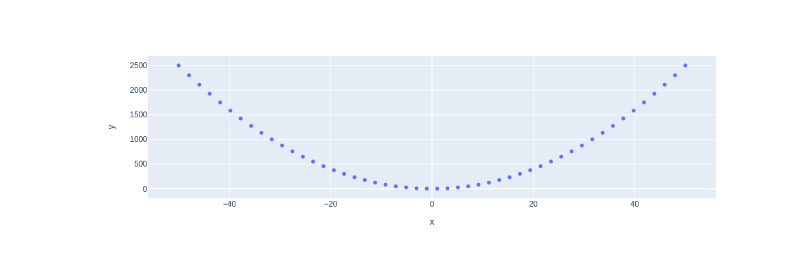
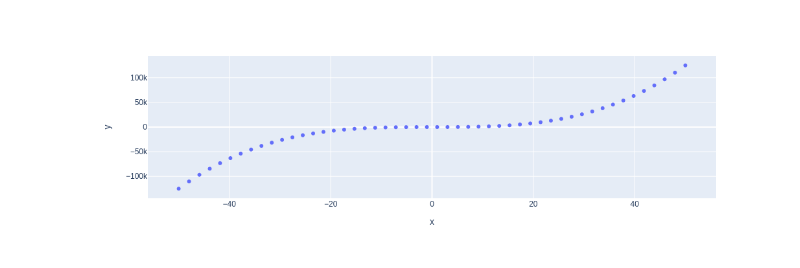
Before and after one commit to gitk8s/mynb, a Jupyter notebook: experiment1.ipynb, the cells around one changed output. Cells and saved outputs as stored; diff of their text form; code cells hidden in the pictures.

```diff
--- a/experiment1.ipynb
+++ b/experiment1.ipynb
@@ -1,13 +1,13 @@
 # %%
 import numpy as np
 import plotly.express as px
 
 #x-axis data points
 x = np.linspace(start=-50, stop=50)
 #y-axis
-y = x ** 2
+y = x ** 3
 #define the plot
 fig = px.scatter(x=x, y=y)
 fig.show()
 # %% [output]
-[figure, old version]
+[figure, new version]
```
